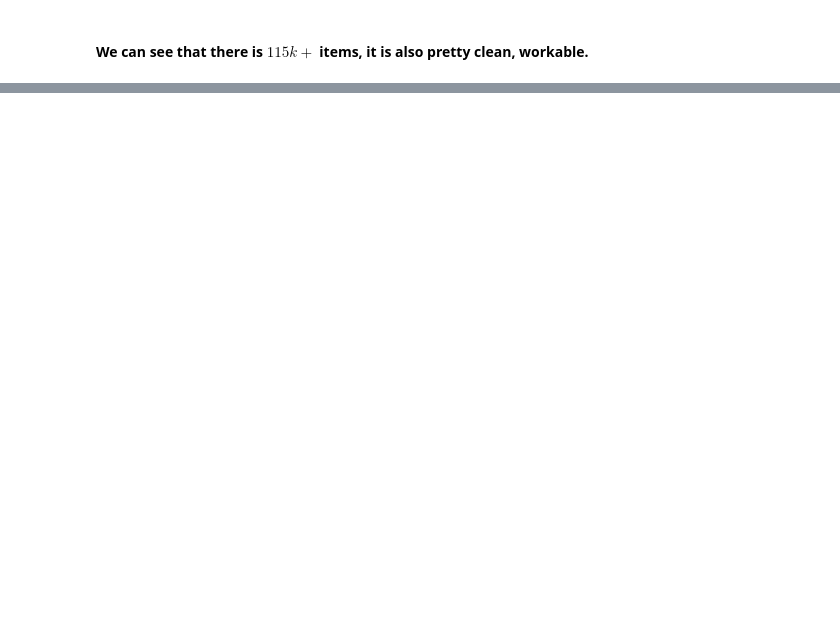
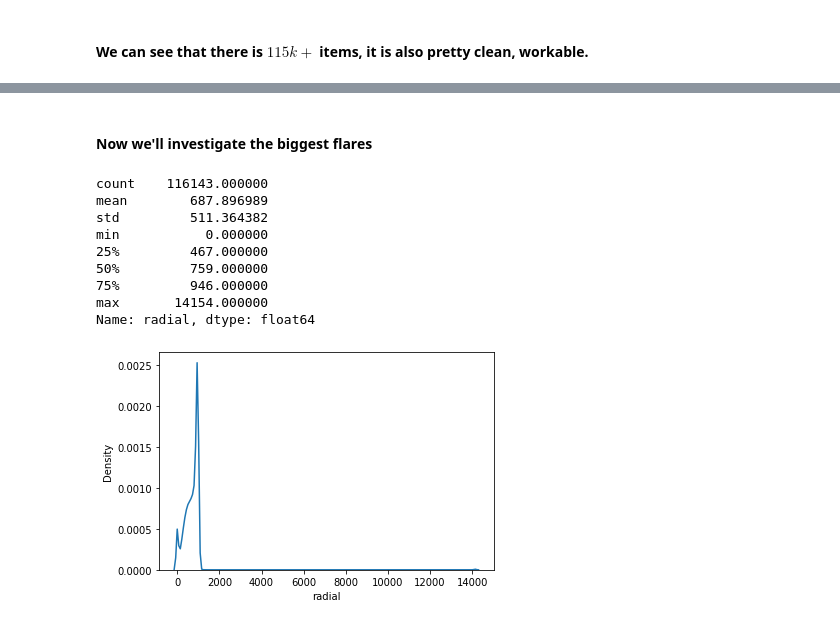
Before and after one commit to GBernard314/supreme-lamp, a Jupyter notebook: solar_flares.ipynb, the cells around one changed output, grey strips where cells are left out. Cells and saved outputs as stored; diff of their text form; code cells hidden in the pictures; blank space fills up the shorter version.

```diff
--- a/solar_flares.ipynb
+++ b/solar_flares.ipynb
@@ -122,0 +198,18 @@ memory usage: 15.9+ MB
+# %% [markdown]
+#### Now we'll investigate the biggest flares
+# %%
+import numpy as np
+
+sns.kdeplot(df["radial"])
+df['radial'].describe()
+# %% [output]
+count    116143.000000
+mean        687.896989
+std         511.364382
+min           0.000000
+25%         467.000000
+50%         759.000000
+75%         946.000000
+max       14154.000000
+Name: radial, dtype: float64
+[figure, added]
```
Also changed, not shown: parts of 13 cells of this notebook, 5 other files.
